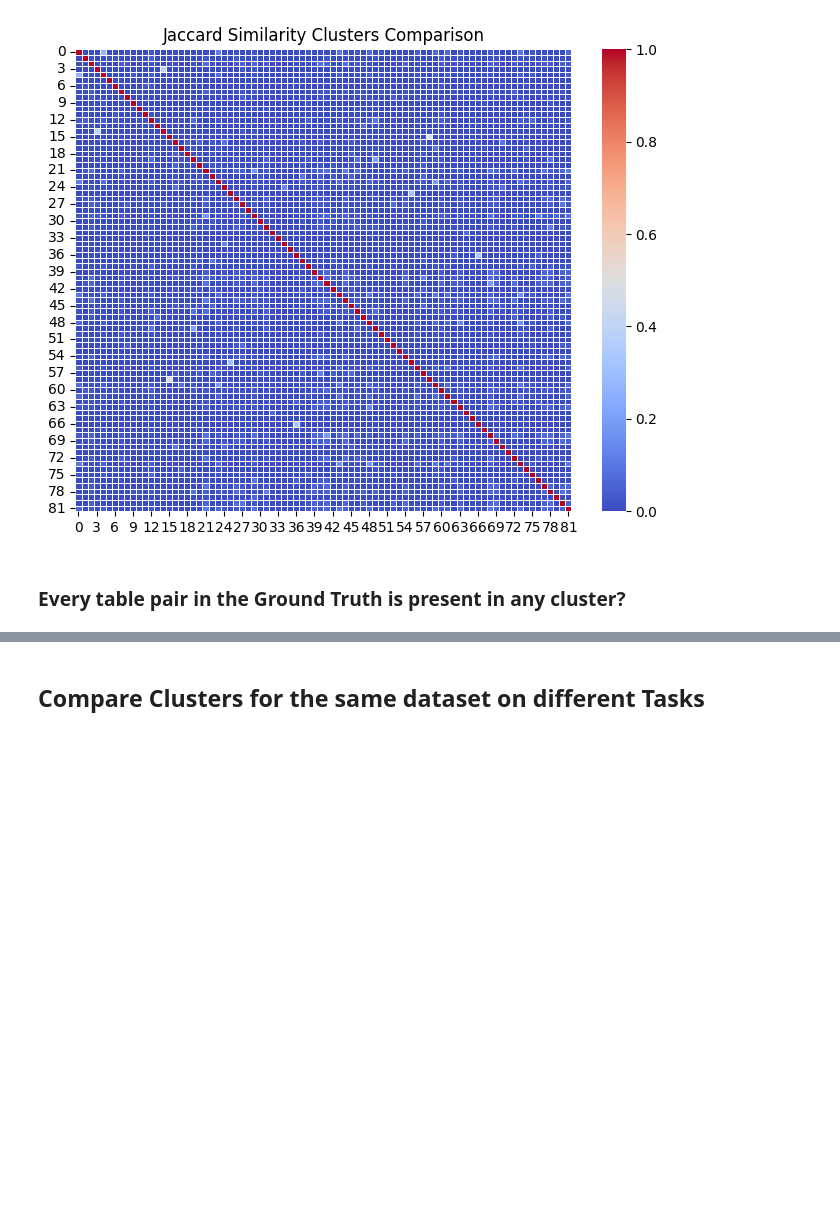
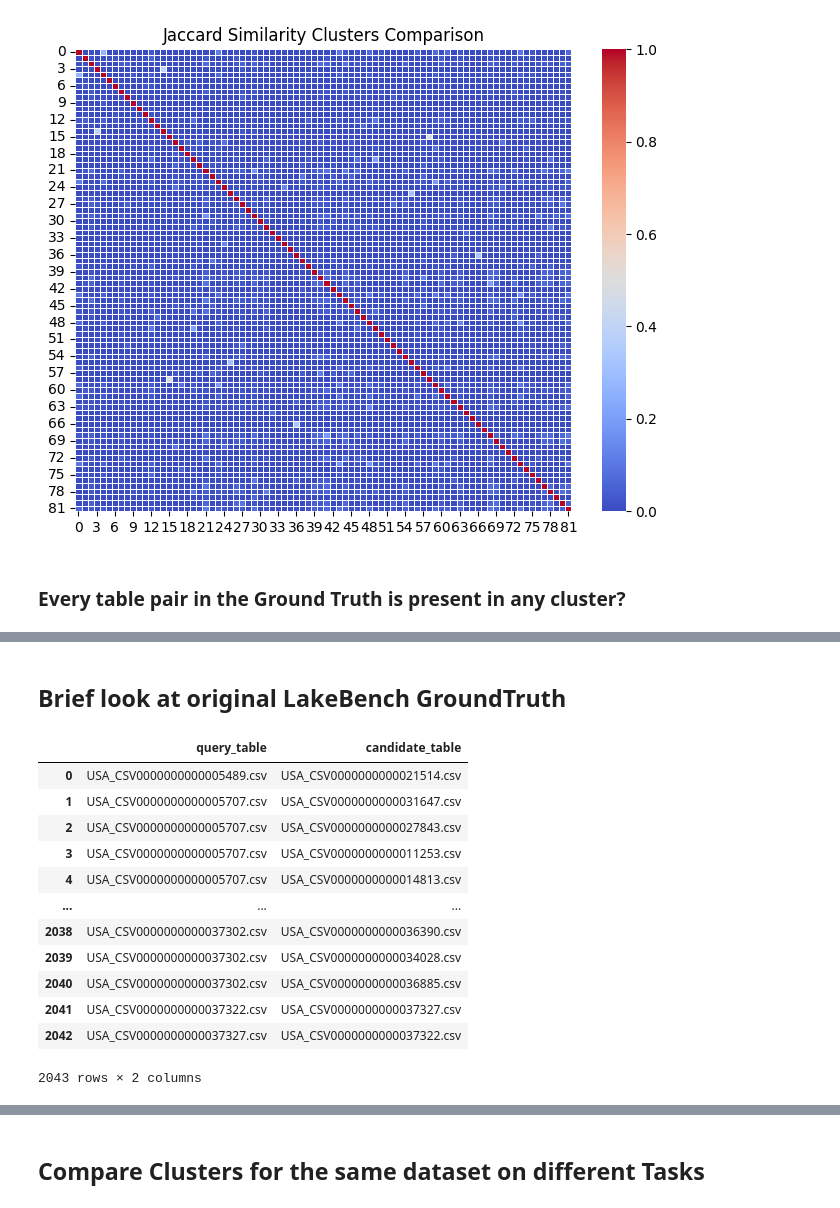
Before and after one commit to dbmodena/orqa, a Jupyter notebook: notebooks/tables_clustering.ipynb, the cells around one changed output, grey strips where cells are left out. Cells and saved outputs as stored; diff of their text form; code cells hidden in the pictures; blank space fills up the shorter version.

Commit message:
Exploring LakeBench original data, try to recreate mapping

```diff
--- a/notebooks/tables_clustering.ipynb
+++ b/notebooks/tables_clustering.ipynb
@@ -244,0 +227,18 @@ Pairs that are not present in any single cluster: 310 (15%)
+# %% [markdown]
+## Brief look at original LakeBench GroundTruth
+# %%
+clean_task_gt
+# %% [output]
+|  | query_table | candidate_table |
+| 0 | USA_CSV0000000000005489.csv | USA_CSV0000000000021514.csv |
+| 1 | USA_CSV0000000000005707.csv | USA_CSV0000000000031647.csv |
+| 2 | USA_CSV0000000000005707.csv | USA_CSV0000000000027843.csv |
+| 3 | USA_CSV0000000000005707.csv | USA_CSV0000000000011253.csv |
+| 4 | USA_CSV0000000000005707.csv | USA_CSV0000000000014813.csv |
+| ... | ... | ... |
+| 2038 | USA_CSV0000000000037302.csv | USA_CSV0000000000036390.csv |
+| 2039 | USA_CSV0000000000037302.csv | USA_CSV0000000000034028.csv |
+| 2040 | USA_CSV0000000000037302.csv | USA_CSV0000000000036885.csv |
+| 2041 | USA_CSV0000000000037322.csv | USA_CSV0000000000037327.csv |
+| 2042 | USA_CSV0000000000037327.csv | USA_CSV0000000000037322.csv |
+2043 rows × 2 columns
```
Also changed, not shown: parts of 10 cells of this notebook, 11 other files.
